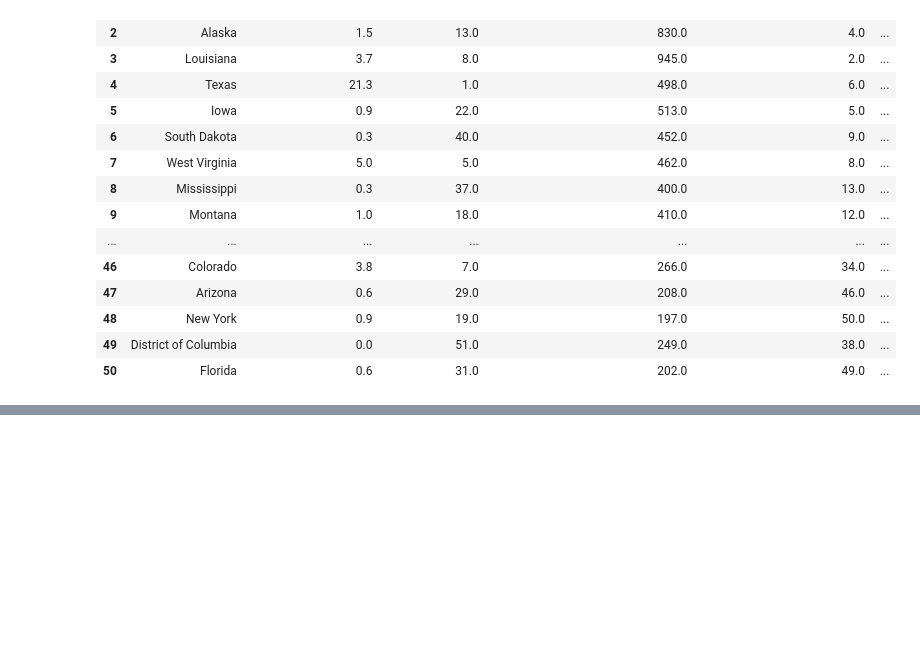
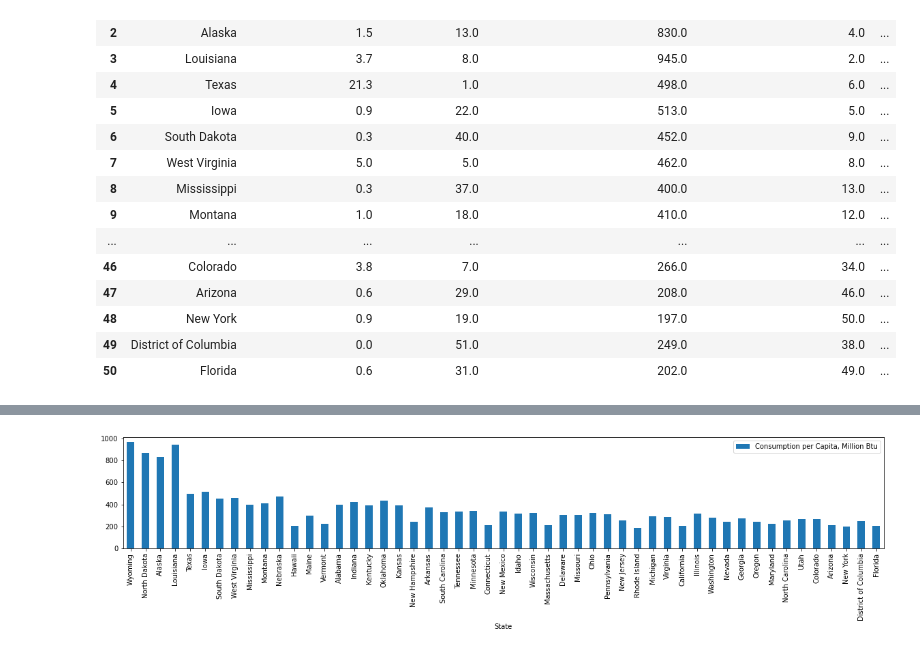
Before and after one commit to sunwoo-kim20/global-climate-change-analysis, a Jupyter notebook: state income and emissions.ipynb, the cells around one changed output, grey strips where cells are left out. Cells and saved outputs as stored; diff of their text form; code cells hidden in the pictures; blank space fills up the shorter version.

```diff
--- a/state income and emissions.ipynb
+++ b/state income and emissions.ipynb
@@ -102,0 +130,9 @@ median_income = merge_df["Median income"].tolist()
+# %%
+state_co2_per_capita = merge_df[["State", "Consumption per Capita, Million Btu"]]
+state_co2_per_capita = state_co2_per_capita.set_index("State")
+
+#plot
+state_co2_per_capita.plot(kind='bar', figsize=(20,3))
+plt.show()
+# %% [output]
+[figure, added]
```
Also changed, not shown: parts of 9 cells of this notebook, 1 other file.
